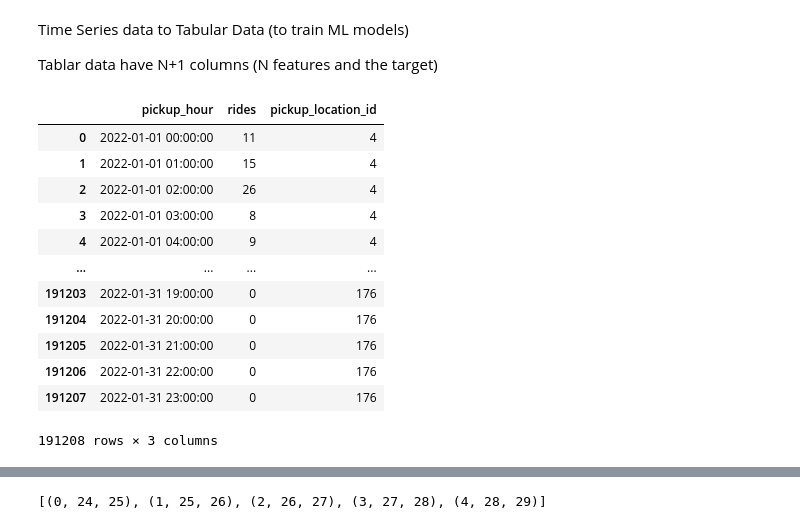
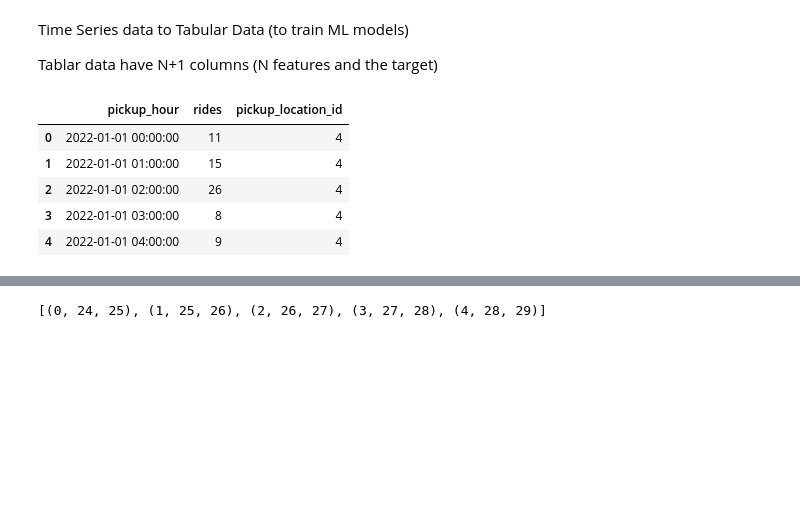
Before and after one commit to VictorLoureiro/taxi_demand_predictor_e2e_ml_service, a Jupyter notebook: notebooks/03_transform_ts_data_into_features_and_targets.ipynb, the cells around one changed output, grey strips where cells are left out. Cells and saved outputs as stored; diff of their text form; code cells hidden in the pictures; blank space fills up the shorter version.

```diff
--- a/notebooks/03_transform_ts_data_into_features_and_targets.ipynb
+++ b/notebooks/03_transform_ts_data_into_features_and_targets.ipynb
@@ -5,20 +5,13 @@ Tablar data have N+1 columns (N features and the target)
 # %%
 import pandas as pd
 
 ts_data = pd.read_parquet('../data/transformed/ts_data_2022_01.parquet')
-ts_data
+ts_data.head(5)
 # %% [output]
 |  | pickup_hour | rides | pickup_location_id |
 | 0 | 2022-01-01 00:00:00 | 11 | 4 |
 | 1 | 2022-01-01 01:00:00 | 15 | 4 |
 | 2 | 2022-01-01 02:00:00 | 26 | 4 |
 | 3 | 2022-01-01 03:00:00 | 8 | 4 |
 | 4 | 2022-01-01 04:00:00 | 9 | 4 |
-| ... | ... | ... | ... |
-| 191203 | 2022-01-31 19:00:00 | 0 | 176 |
-| 191204 | 2022-01-31 20:00:00 | 0 | 176 |
-| 191205 | 2022-01-31 21:00:00 | 0 | 176 |
-| 191206 | 2022-01-31 22:00:00 | 0 | 176 |
-| 191207 | 2022-01-31 23:00:00 | 0 | 176 |
-191208 rows × 3 columns
 # %%
```
Also changed, not shown: parts of 5 cells of this notebook, 15 other files.
